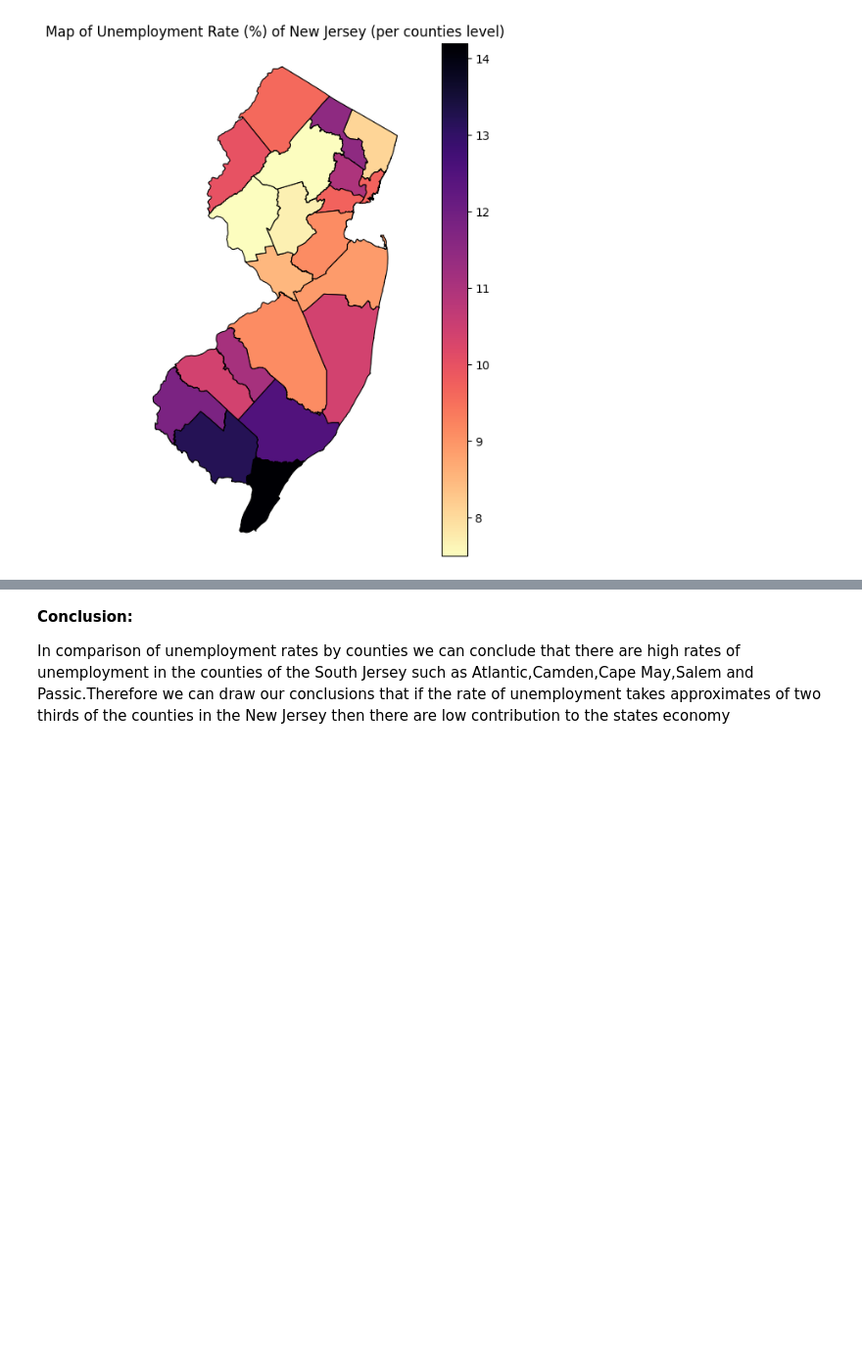
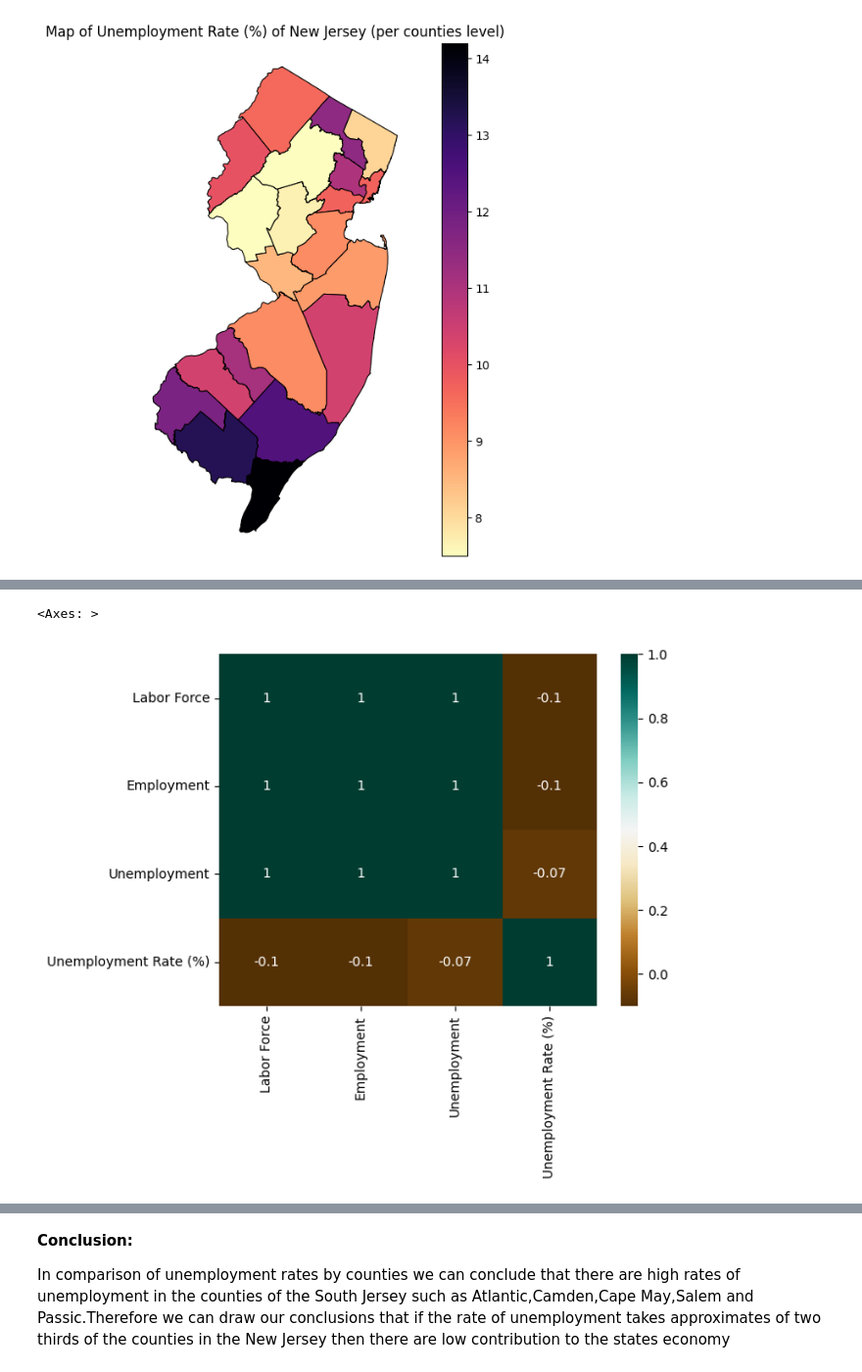
Before and after one commit to beryl09/beryl09, a Jupyter notebook: PS3.ipynb, the cells around one changed output, grey strips where cells are left out. Shown at 98% size. Saved outputs shown, nothing was run; the diff lists cells and outputs as text; code cells hidden in the pictures; blank space fills up the shorter version.

```diff
--- a/PS3.ipynb
+++ b/PS3.ipynb
@@ -174,0 +179,2 @@ Text(0.5, 58.7222222222222, 'source/definition: https://github.com/beryl09/beryl
+# %%
+lab=pd.read_excel('https://github.com/beryl09/beryl09/raw/main/annual%20labor%20force_county%202010-2022.xlsx',skiprows=2)
@@ -174,0 +204,3 @@ Text(0.5, 58.7222222222222, 'source/definition: https://github.com/beryl09/beryl
+# %%
+sns.heatmap(lab.corr().round(2),cmap="BrBG",annot=True)
+# %% [output]
@@ -174,0 +208,2 @@ Text(0.5, 58.7222222222222, 'source/definition: https://github.com/beryl09/beryl
+<Axes: >
+[figure, added]
```
Also changed, not shown: parts of 29 cells of this notebook.
